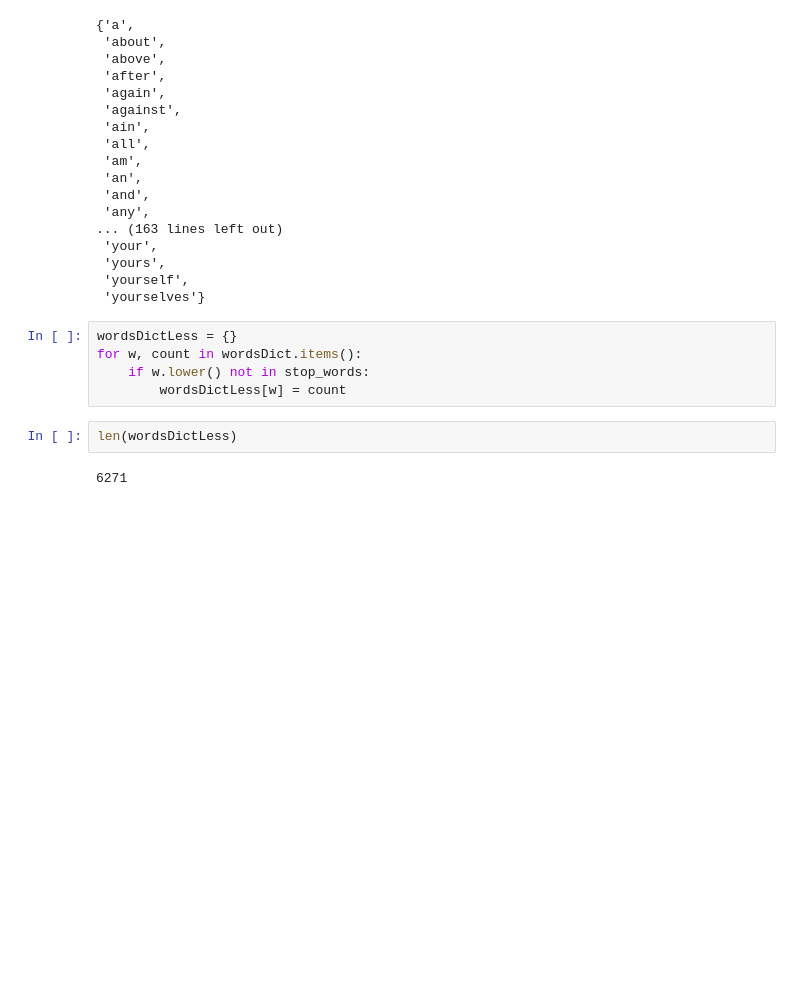
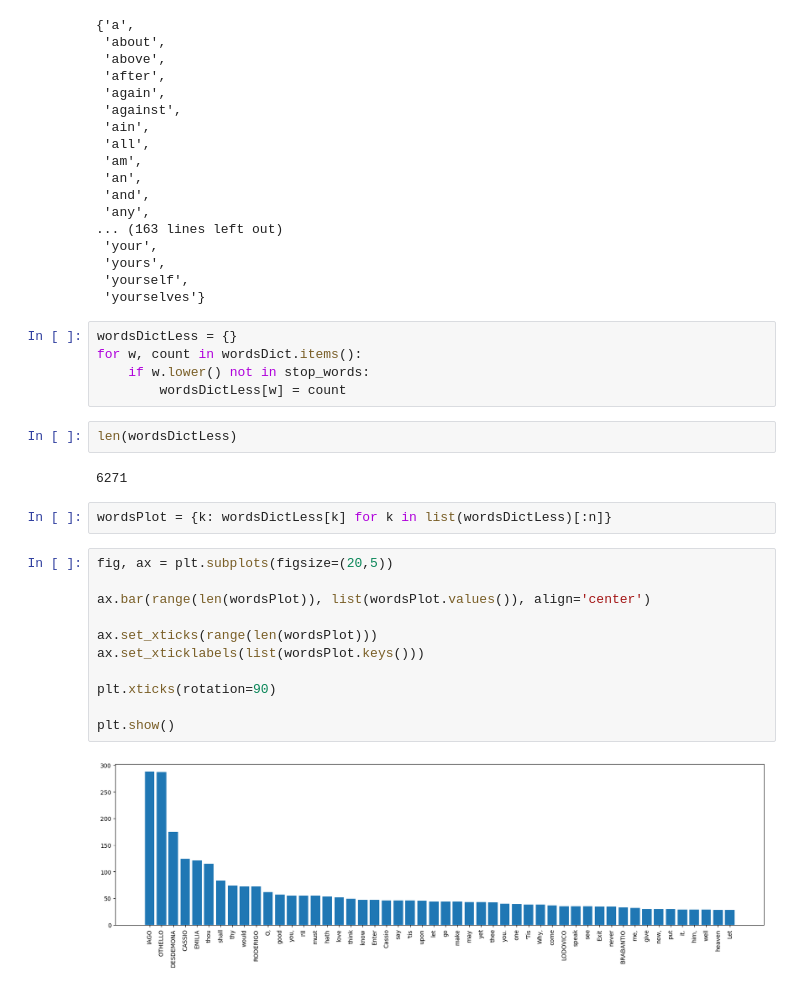
Before and after one commit to UIUC-iSchool-DataViz/is445_oauoag_fall2022, a Jupyter notebook: week15/inClass_week15.ipynb, the cells around one changed output. Cells and saved outputs as stored; diff of their text form; blank space fills up the shorter version.

```diff
--- a/week15/inClass_week15.ipynb
+++ b/week15/inClass_week15.ipynb
@@ -170,3 +170,18 @@ for w, count in wordsDict.items():
 len(wordsDictLess)
 # %% [output]
 6271
+# %%
+wordsPlot = {k: wordsDictLess[k] for k in list(wordsDictLess)[:n]}
+# %%
+fig, ax = plt.subplots(figsize=(20,5))
+
+ax.bar(range(len(wordsPlot)), list(wordsPlot.values()), align='center')
+
+ax.set_xticks(range(len(wordsPlot)))
+ax.set_xticklabels(list(wordsPlot.keys()))
+
+plt.xticks(rotation=90)
+
+plt.show()
+# %% [output]
+[figure, added]
```
